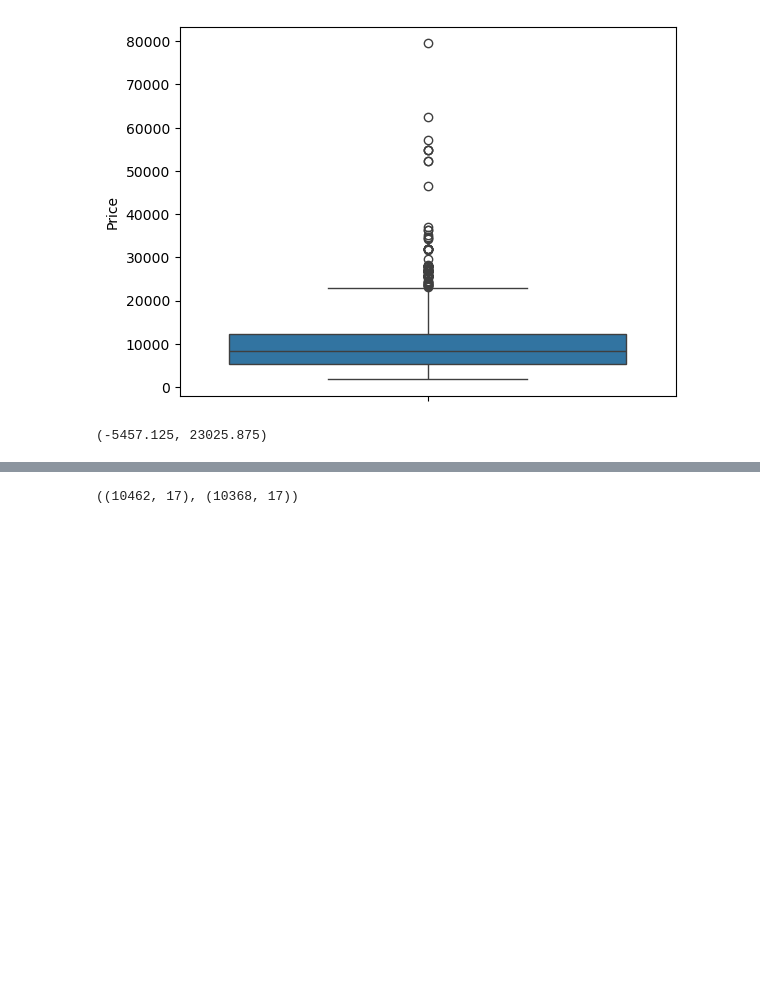
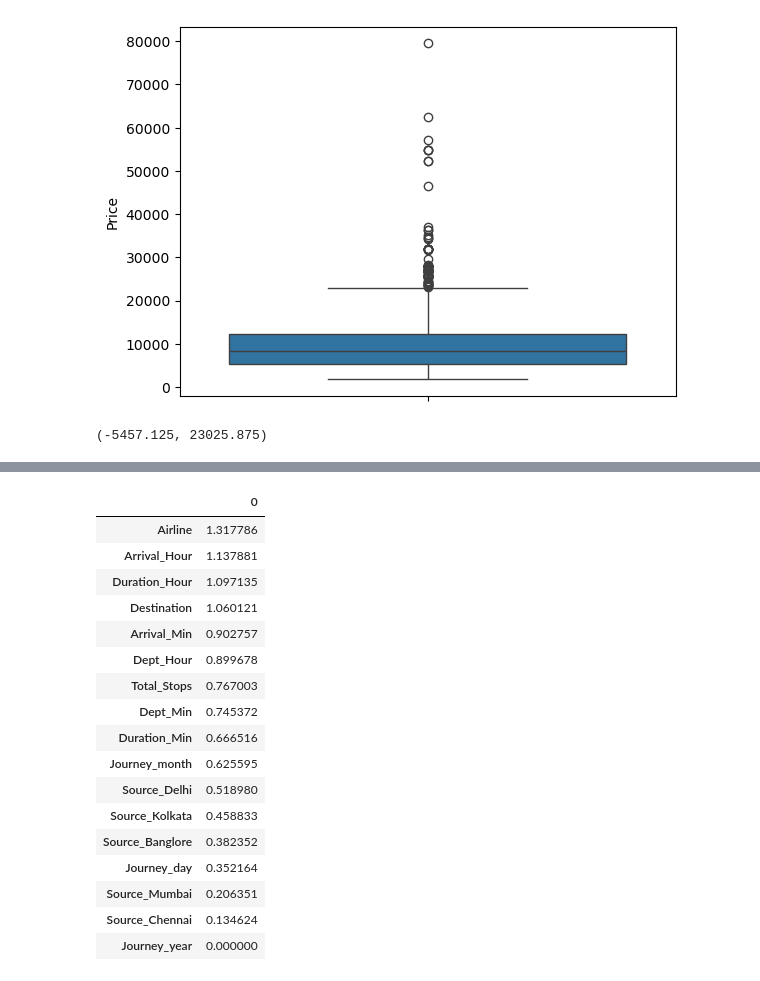
Before and after one commit to Afreed17/AirlineFair-Prediction-DataMites_Project, a Jupyter notebook: AirlineFairPrediction.ipynb, the cells around one changed output, grey strips where cells are left out. Saved outputs shown, nothing was run; the diff lists cells and outputs as text; code cells hidden in the pictures; blank space fills up the shorter version.

```diff
--- a/AirlineFairPrediction.ipynb
+++ b/AirlineFairPrediction.ipynb
@@ -541,3 +542,5 @@ train_data.head(3)
+# %%
+train_data.drop(['Date_of_Journey','Source','Route'],axis = 1 , inplace = True )
 # %%
 sns.boxplot(train_data['Price'])
 # %% [output]
@@ -556,4 +559,4 @@ lower , upper
 # %% [output]
 (-5457.125, 23025.875)
 # %%
-clean_data = train_data[(train_data["Price"] >= lower) & (train_data["Price"] <= upper)]
+train_data = train_data[(train_data["Price"] >= lower) & (train_data["Price"] <= upper)]
@@ -571,6 +569,2 @@ X_clean = clean_data.drop(['Price'],axis = 1)
-# %%
-X.shape,X_clean.shape
-# %% [output]
-((10462, 17), (10368, 17))
 # %%
 Y = train_data['Price']
@@ -579,0 +571,27 @@ from sklearn.model_selection import train_test_split
+# %%
+from sklearn.feature_selection import mutual_info_regression
+
+mi_scores = mutual_info_regression(X, Y)
+# %%
+mi_scores = pd.DataFrame(mi_scores , index = X.columns)
+# %%
+mi_scores.sort_values(by = 0 ,ascending = False)
+# %% [output]
+|  | 0 |
+| Airline | 1.317786 |
+| Arrival_Hour | 1.137881 |
+| Duration_Hour | 1.097135 |
+| Destination | 1.060121 |
+| Arrival_Min | 0.902757 |
+| Dept_Hour | 0.899678 |
+| Total_Stops | 0.767003 |
+| Dept_Min | 0.745372 |
+| Duration_Min | 0.666516 |
+| Journey_month | 0.625595 |
+| Source_Delhi | 0.518980 |
+| Source_Kolkata | 0.458833 |
+| Source_Banglore | 0.382352 |
+| Journey_day | 0.352164 |
+| Source_Mumbai | 0.206351 |
+| Source_Chennai | 0.134624 |
+| Journey_year | 0.000000 |
```
Also changed, not shown: parts of 30 cells of this notebook, 1 other file.
